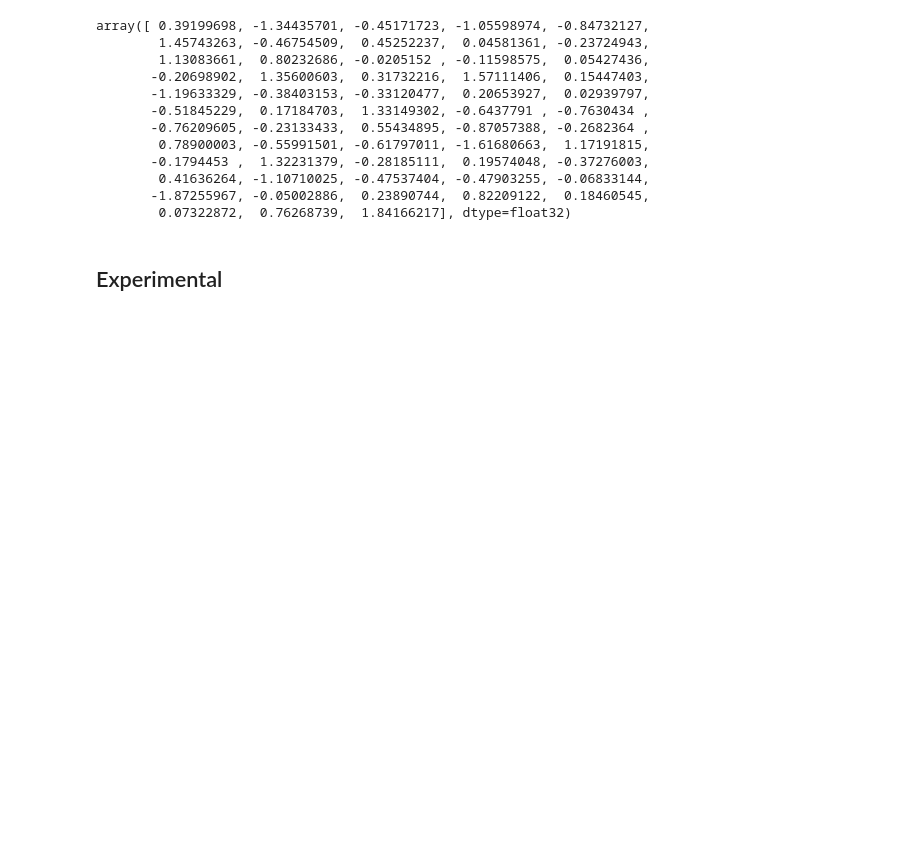
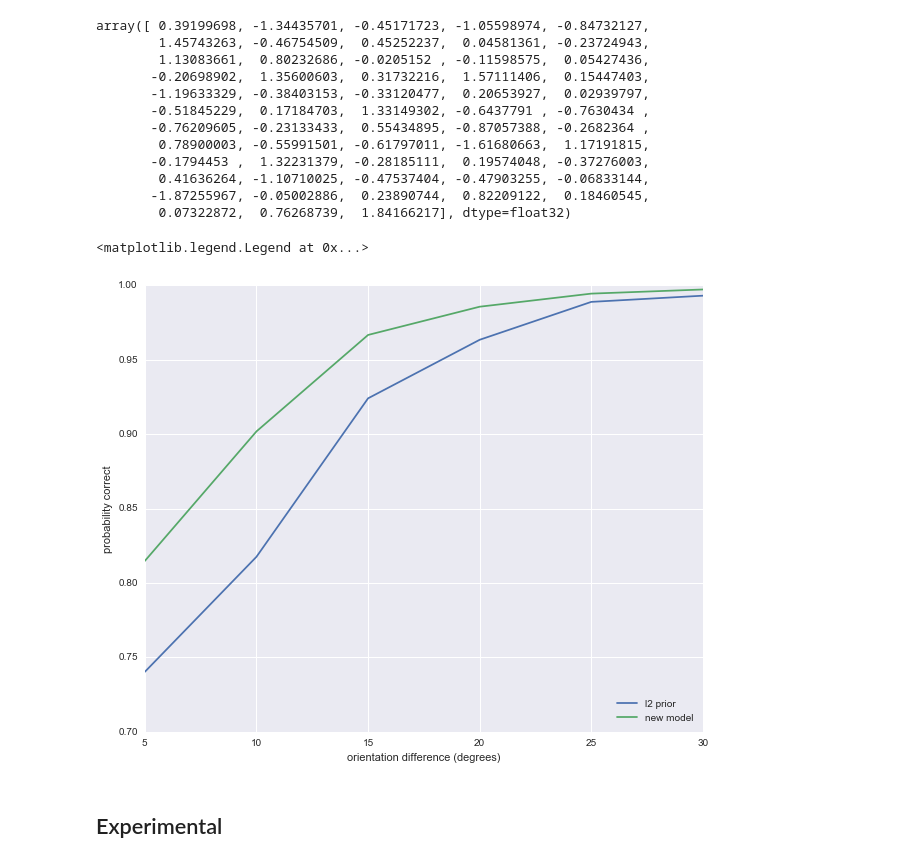
Before and after one commit to fdamani/neural_decoding_macaque_visual_graf2011, a Jupyter notebook: src/notebooks/data_processing_with_tuning_curves.ipynb, the cells around one changed output. Drawn from its saved outputs; the diff is of its cells as text; code cells hidden in the pictures; blank space fills up the shorter version.

```diff
--- a/src/notebooks/data_processing_with_tuning_curves.ipynb
+++ b/src/notebooks/data_processing_with_tuning_curves.ipynb
@@ -891,6 +1067,20 @@ qb_mod = tf.concat([qb.mean(), np.zeros((1))], axis=0)
 logits = tf.matmul(tf.cast(Xtest_scaled, tf.float32), qw_mod) + qb_mod
 print(compute_average_auc(tf.nn.softmax(logits).eval(), Ytest_hot))
 print(evaluate_multiclass_model(x_test_scaled_3d, qw_mod.eval().T, qb_mod.eval()))
+# %%
+plt.figure(figsize=(10,8))
+tau_per_neuron_vi = [0.81481481, 0.90185185, 0.96666667, 0.98564815, 0.99444444, 0.99722222]
+l2_prior = [0.74027778, 0.81759259, 0.92407407, 0.96342593, 0.98888889, 0.99305556]
+
+xticks = [5, 10, 15, 20, 25, 30]
+plt.plot(xticks, l2_prior, label="l2 prior")
+plt.plot(xticks, tau_per_neuron_vi, label="new model")
+plt.ylabel("probability correct")
+plt.xlabel("orientation difference (degrees)")
+plt.legend(loc = 'lower right')
+# %% [output]
+<matplotlib.legend.Legend at 0x...>
+[figure, added]
 # %% [markdown]
 ## Experimental
 # %%
```
Also changed, not shown: parts of 28 cells of this notebook.
